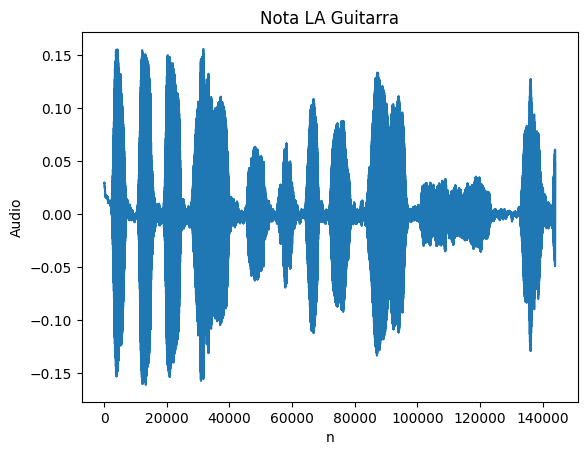
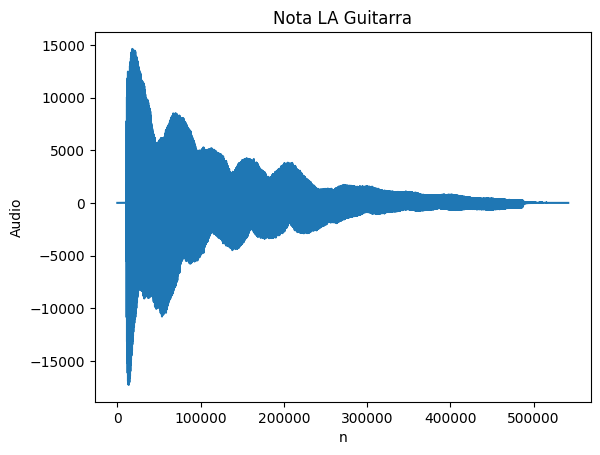
The change to this notebook cell's code, shown as a diff; its figure went from the first image to the second:
--- before
+++ after
@@ -9,5 +9,5 @@
 plt.ylabel('Audio')
 plt.title('Nota LA Guitarra')
-plt.plot(aud)
+plt.plot(la)
 
 #%% Nota LA con Periodograma ventaneado

Commit: TS7 Terminada Corrreccion Ts6